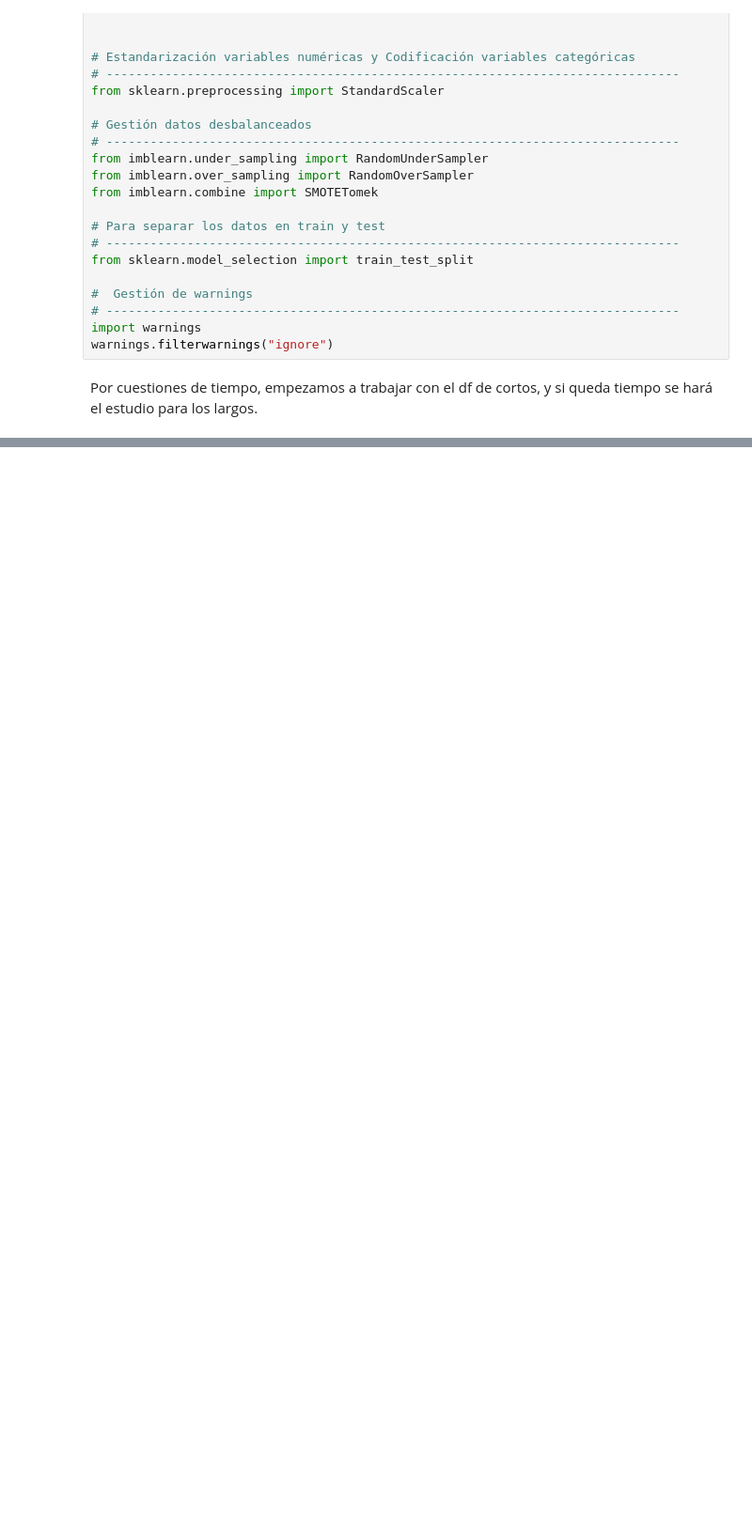
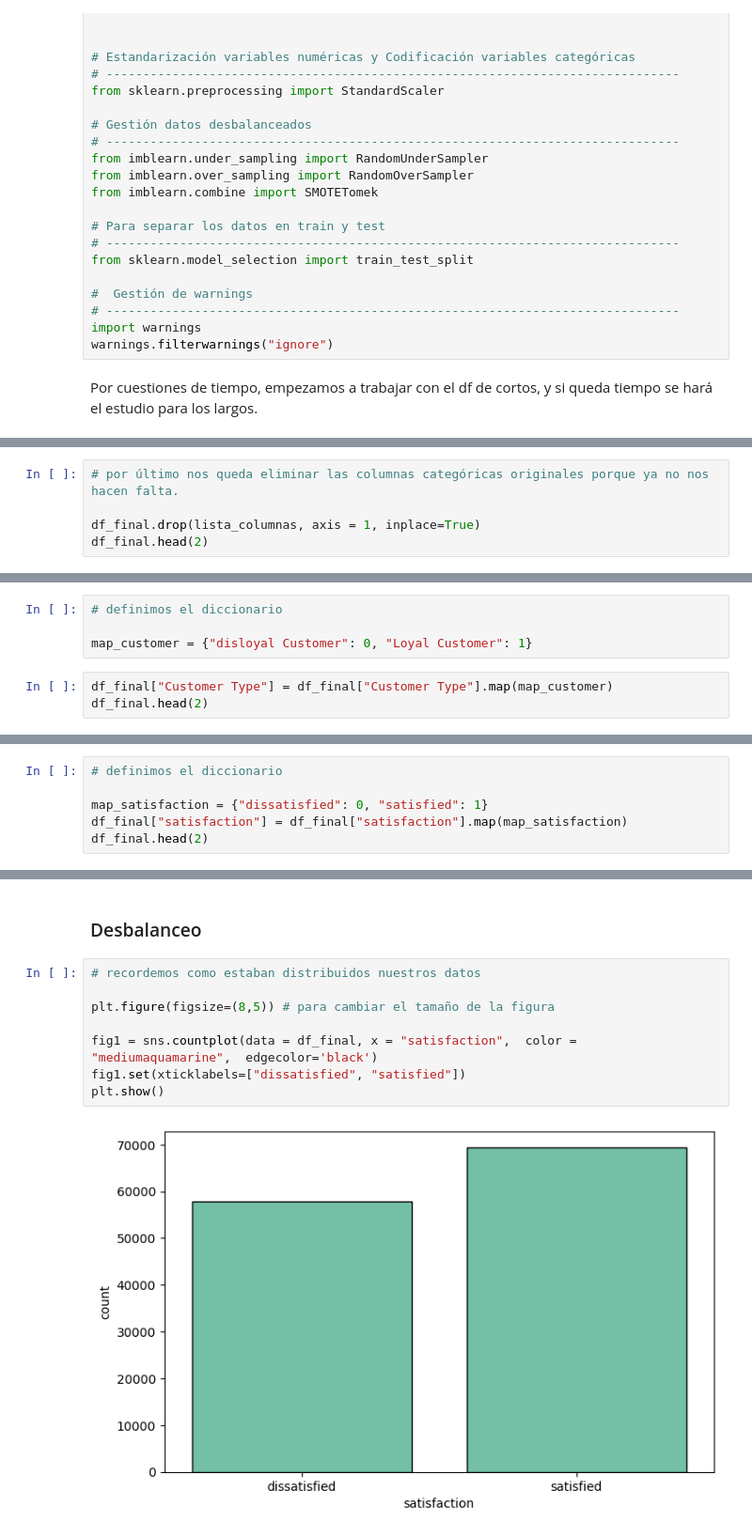
Before and after one commit to Adalab/DA-promo-b-modulo-3-sprint-1-Paula-Yadira, a Jupyter notebook: Regresión logistica/II-pair-programming-Preprocesado.ipynb, the cells around one changed output, grey strips where cells are left out. Shown: that part at 94% size. Saved outputs shown, nothing was run; the diff lists cells and outputs as text; blank space fills up the shorter version.

Commit message:
Subo oair programming preprocesado finalizado

```diff
--- a/Regresión logistica/II-pair-programming-Preprocesado.ipynb
+++ b/Regresión logistica/II-pair-programming-Preprocesado.ipynb
@@ -35,0 +130,5 @@ df = pd.read_csv('./datos/cortos.csv')
+# %%
+# por último nos queda eliminar las columnas categóricas originales porque ya no nos hacen falta.
+
+df_final.drop(lista_columnas, axis = 1, inplace=True)
+df_final.head(2)
@@ -35,0 +145,7 @@ df = pd.read_csv('./datos/cortos.csv')
+# %%
+# definimos el diccionario
+
+map_customer = {"disloyal Customer": 0, "Loyal Customer": 1}
+# %%
+df_final["Customer Type"] = df_final["Customer Type"].map(map_customer)
+df_final.head(2)
@@ -35,0 +156,6 @@ df = pd.read_csv('./datos/cortos.csv')
+# %%
+# definimos el diccionario
+
+map_satisfaction = {"dissatisfied": 0, "satisfied": 1}
+df_final["satisfaction"] = df_final["satisfaction"].map(map_satisfaction)
+df_final.head(2)
@@ -35,0 +166,12 @@ df = pd.read_csv('./datos/cortos.csv')
+# %% [markdown]
+### Desbalanceo
+# %%
+# recordemos como estaban distribuidos nuestros datos
+
+plt.figure(figsize=(8,5)) # para cambiar el tamaño de la figura
+
+fig1 = sns.countplot(data = df_final, x = "satisfaction",  color = "mediumaquamarine",  edgecolor='black')
+fig1.set(xticklabels=["dissatisfied", "satisfied"])
+plt.show()
+# %% [output]
+[figure, added]
```
Also changed, not shown: parts of 24 cells of this notebook, 3 other files.
